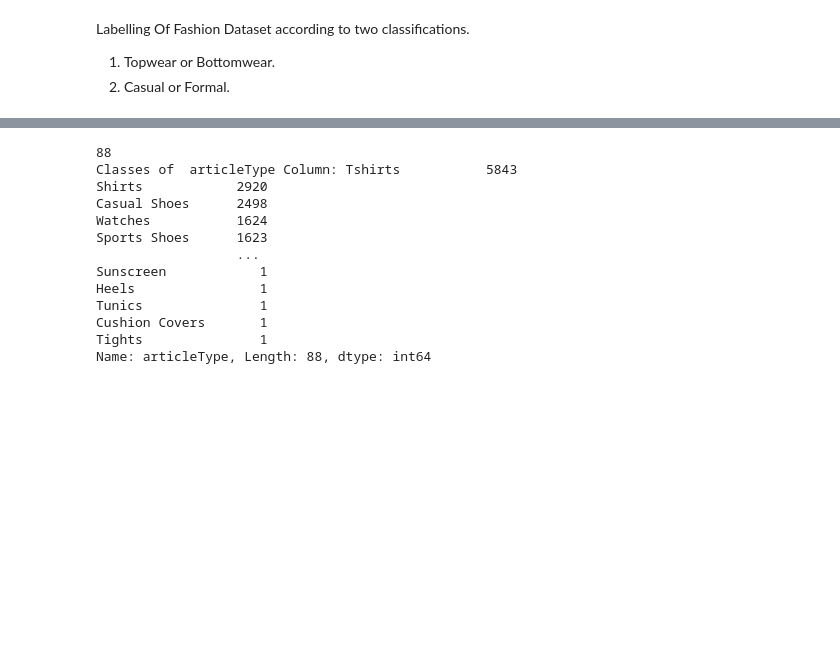
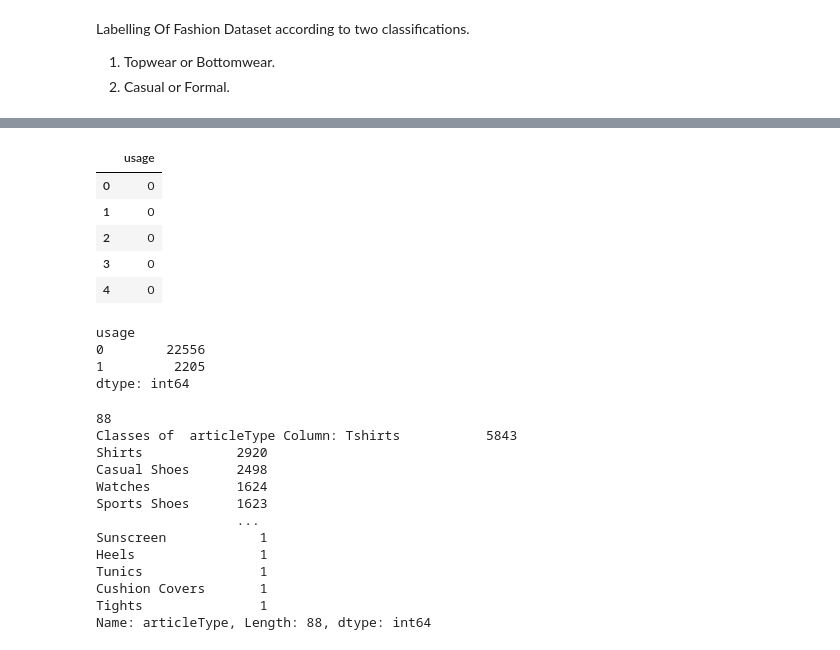
Before and after one commit to Haroon-Zafar/Flattening-the-Image-into-1-D-array, a Jupyter notebook: noteBook.ipynb, the cells around one changed output, grey strips where cells are left out. Saved outputs shown, nothing was run; the diff lists cells and outputs as text; code cells hidden in the pictures; blank space fills up the shorter version.

```diff
--- a/noteBook.ipynb
+++ b/noteBook.ipynb
@@ -173,0 +168,6 @@ Labelling Of Fashion Dataset according to two classifications.
+# %%
+# Encoding the usage column into Casual and Formal
+print(df['usage'].value_counts())
+
+usageDataFrame = df['usage']
+print("usageDataFrame :", "\n",usageDataFrame)
@@ -173,0 +261,17 @@ Labelling Of Fashion Dataset according to two classifications.
+# %%
+usageEncoded = pd.DataFrame(usageDataFrameEncoded, columns = ['usage'])
+usageEncoded.head()
+# %% [output]
+|  | usage |
+| 0 | 0 |
+| 1 | 0 |
+| 2 | 0 |
+| 3 | 0 |
+| 4 | 0 |
+# %%
+usageEncoded.value_counts()
+# %% [output]
+usage
+0        22556
+1         2205
+dtype: int64
```
Also changed, not shown: parts of 12 cells of this notebook, 1 other file.
